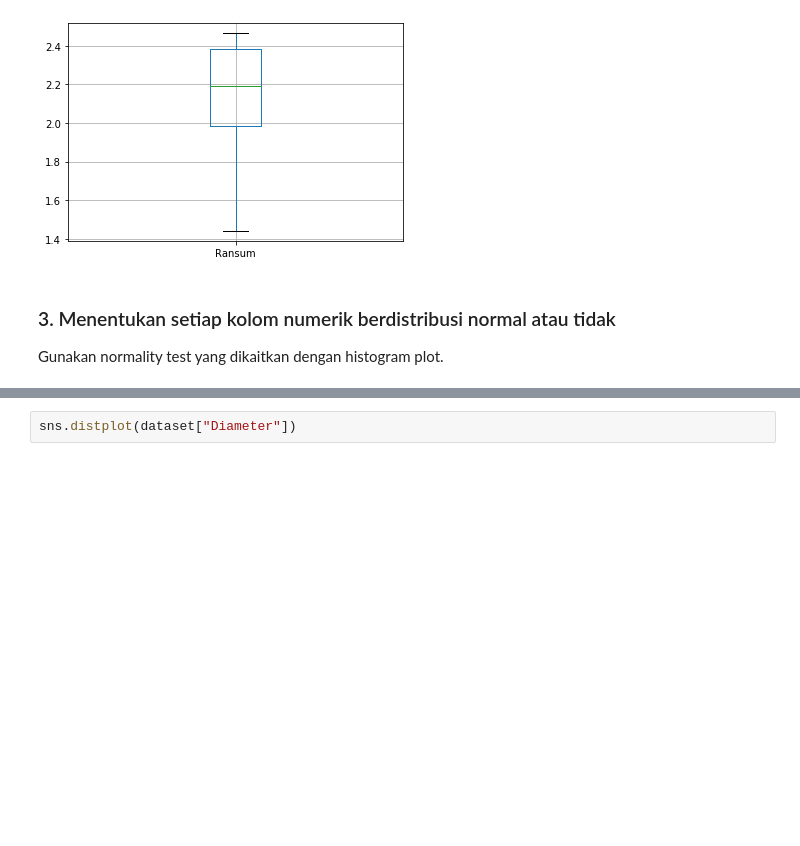
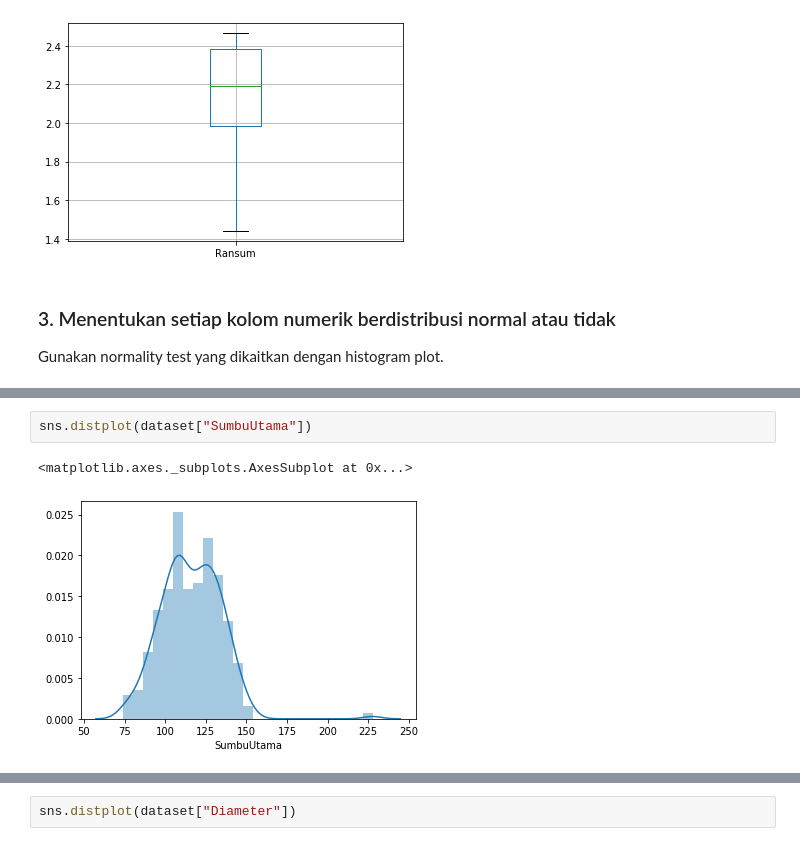
Before and after one commit to Lock1/IF2220-Probstat, a Jupyter notebook: TubesProbstat.ipynb, the cells around one changed output, grey strips where cells are left out. Drawn from its saved outputs; the diff is of its cells as text; blank space fills up the shorter version.

```diff
--- a/TubesProbstat.ipynb
+++ b/TubesProbstat.ipynb
@@ -271,0 +310,5 @@ Gunakan normality test yang dikaitkan dengan histogram plot.
+# %%
+sns.distplot(dataset["SumbuUtama"])
+# %% [output]
+<matplotlib.axes._subplots.AxesSubplot at 0x...>
+[figure, added]
```
Also changed, not shown: parts of 43 cells of this notebook.
